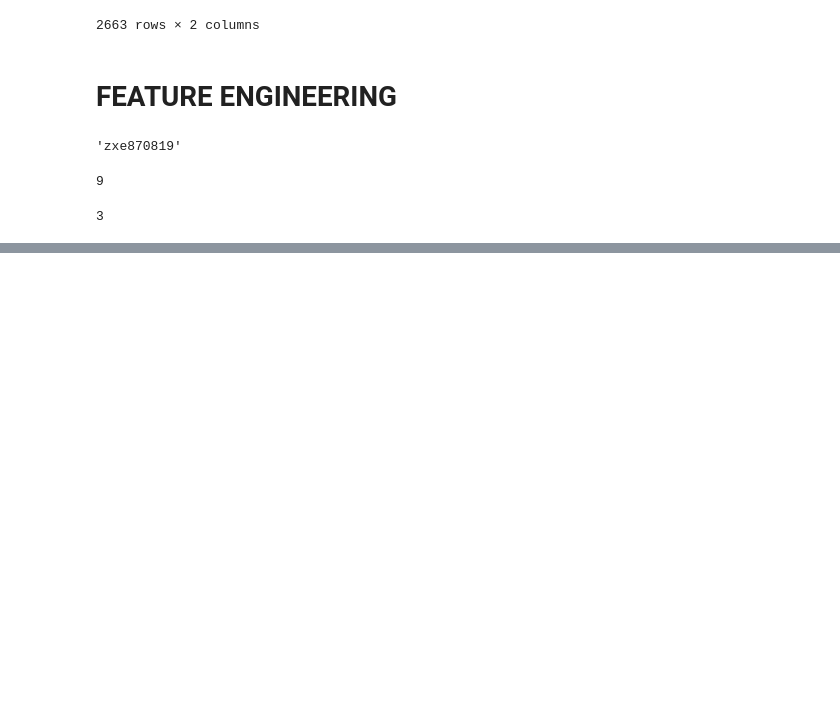
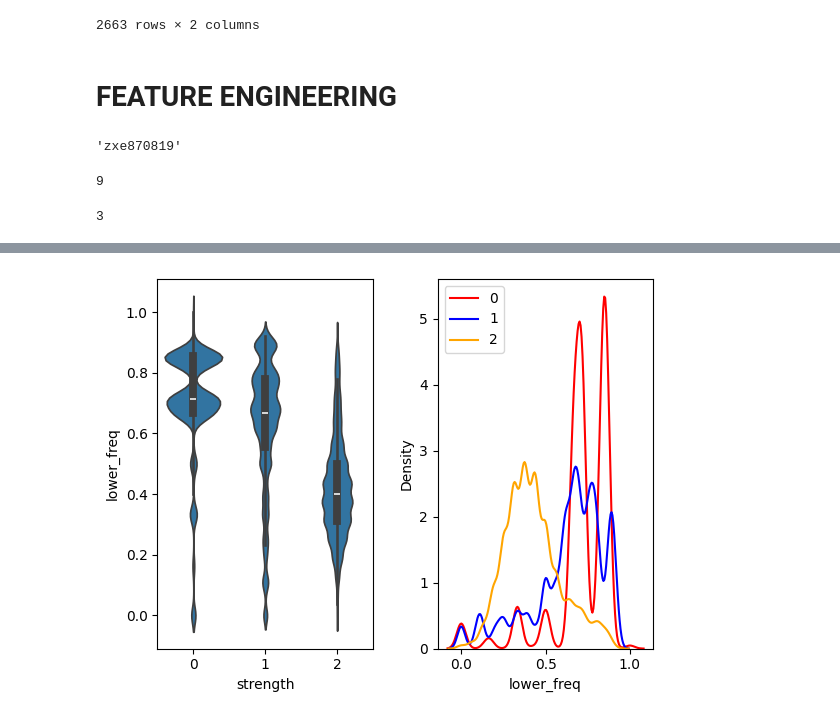
Before and after one commit to kledihaxhimali/Data-Science-Projects, a Jupyter notebook: PredictPassword.ipynb, the cells around one changed output, grey strips where cells are left out. Drawn from its saved outputs; the diff is of its cells as text; code cells hidden in the pictures; blank space fills up the shorter version.

```diff
--- a/PredictPassword.ipynb
+++ b/PredictPassword.ipynb
@@ -241,0 +306,4 @@ data.head(4)
+# %%
+get_dist(data, 'lower_freq')
+# %% [output]
+[figure, added]
```
Also changed, not shown: parts of 32 cells of this notebook.
